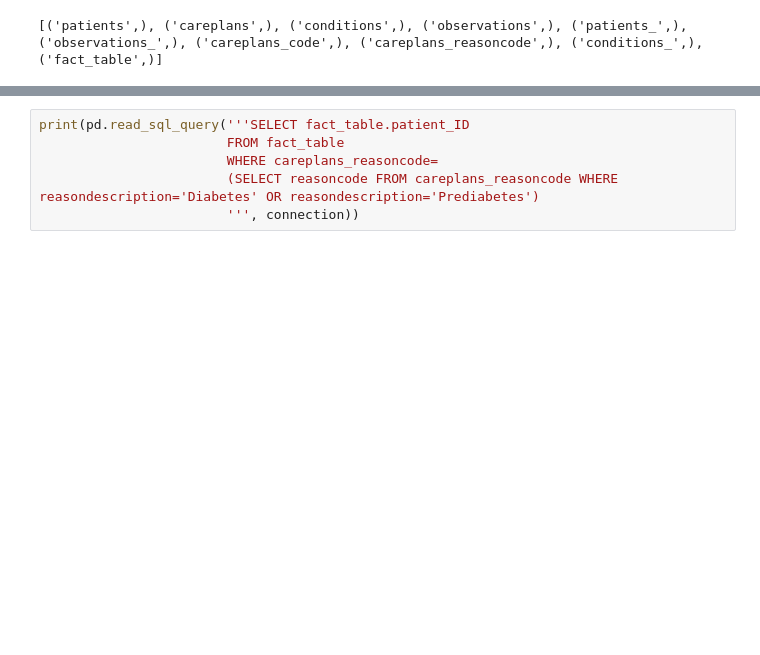
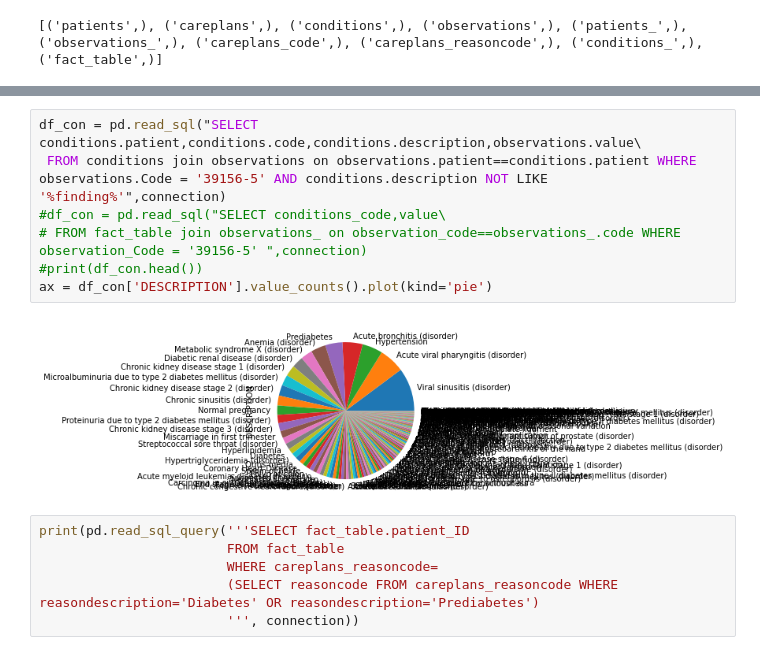
Before and after one commit to Fuenfgeld/DMA2022DataProjectC, a Jupyter notebook: src/analysis.ipynb, the cells around one changed output, grey strips where cells are left out. Drawn from its saved outputs; the diff is of its cells as text; blank space fills up the shorter version.

```diff
--- a/src/analysis.ipynb
+++ b/src/analysis.ipynb
@@ -393,3 +414,12 @@ print(pd.read_sql_query("SELECT reasoncode FROM careplans_reasoncode WHERE reaso
+# %%
+df_con = pd.read_sql("SELECT conditions.patient,conditions.code,conditions.description,observations.value\
+ FROM conditions join observations on observations.patient==conditions.patient WHERE observations.Code = '39156-5' AND conditions.description NOT LIKE '%finding%'",connection)
+#df_con = pd.read_sql("SELECT conditions_code,value\
+# FROM fact_table join observations_ on observation_code==observations_.code WHERE observation_Code = '39156-5' ",connection)
+#print(df_con.head())
+ax = df_con['DESCRIPTION'].value_counts().plot(kind='pie')
+# %% [output]
+[figure, added]
 # %%
 print(pd.read_sql_query('''SELECT fact_table.patient_ID
                         FROM fact_table
```
Also changed, not shown: parts of 15 cells of this notebook.
